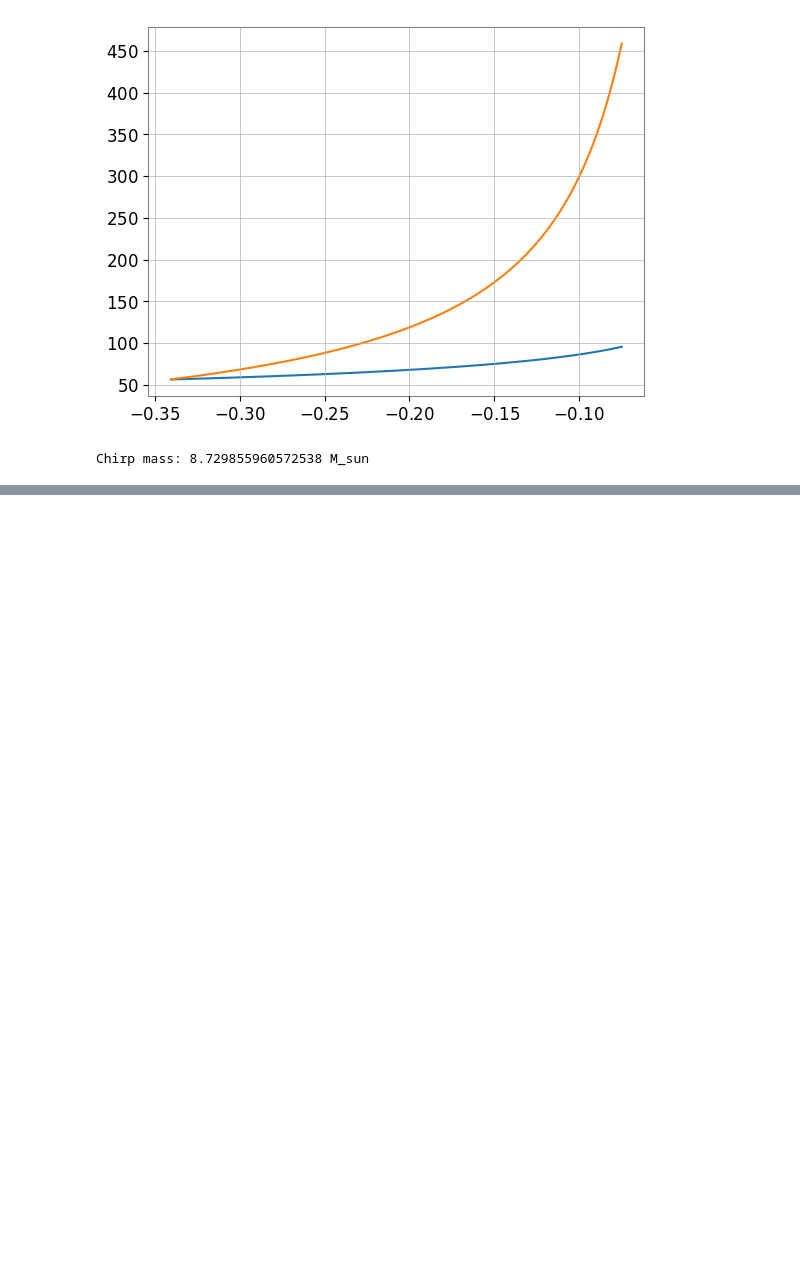
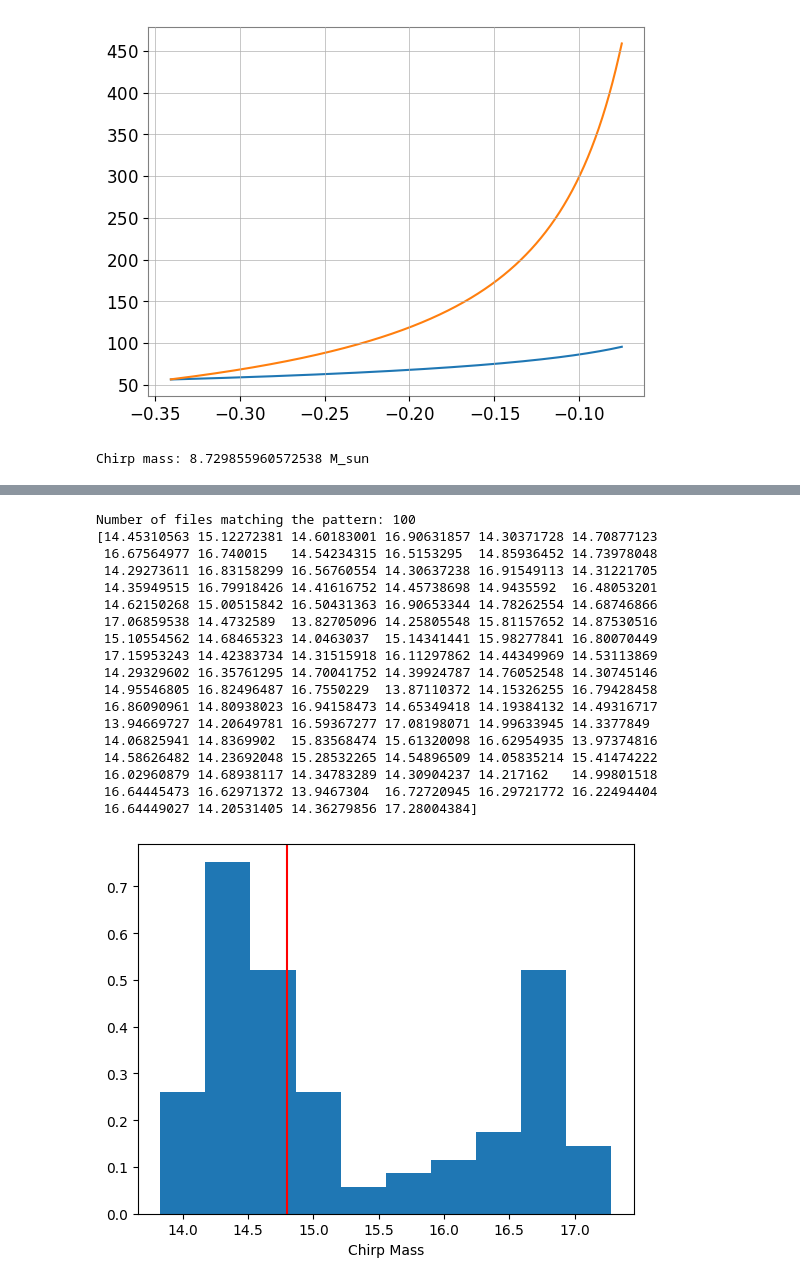
Before and after one commit to ratio999/LIZARD, a Jupyter notebook: Untitled.ipynb, the cells around one changed output, grey strips where cells are left out. Drawn from its saved outputs; the diff is of its cells as text; code cells hidden in the pictures; blank space fills up the shorter version.

```diff
--- a/Untitled.ipynb
+++ b/Untitled.ipynb
@@ -615,0 +831,38 @@ Chirp mass: 8.729855960572538 M_sun
+# %%
+pattern = "14.7"  # Replace with your desired pattern
+
+matched_data = load_files_with_pattern(folder_path, pattern)
+
+print(f"Number of files matching the pattern: {len(matched_data)}")
+arr = np.zeros((len(matched_data)))
+for i in range (0, len(matched_data)):
+    n = np.float64(matched_data[i])
+    arr[i] = n
+import matplotlib.pyplot as plt
+print(arr)
+plt.hist( arr, bins=10, density=True)
+plt.axvline(x=14.8, color='red')
+plt.xlabel('Chirp Mass')
+plt.show()
+std14 = np.std(arr)
+mean14 = np.mean(arr)
+# %% [output]
+Number of files matching the pattern: 100
+[14.45310563 15.12272381 14.60183001 16.90631857 14.30371728 14.70877123
+ 16.67564977 16.740015   14.54234315 16.5153295  14.85936452 14.73978048
+ 14.29273611 16.83158299 16.56760554 14.30637238 16.91549113 14.31221705
+ 14.35949515 16.79918426 14.41616752 14.45738698 14.9435592  16.48053201
+ 14.62150268 15.00515842 16.50431363 16.90653344 14.78262554 14.68746866
+ 17.06859538 14.4732589  13.82705096 14.25805548 15.81157652 14.87530516
+ 15.10554562 14.68465323 14.0463037  15.14341441 15.98277841 16.80070449
+ 17.15953243 14.42383734 14.31515918 16.11297862 14.44349969 14.53113869
+ 14.29329602 16.35761295 14.70041752 14.39924787 14.76052548 14.30745146
+ 14.95546805 16.82496487 16.7550229  13.87110372 14.15326255 16.79428458
+ 16.86090961 14.80938023 16.94158473 14.65349418 14.19384132 14.49316717
+ 13.94669727 14.20649781 16.59367277 17.08198071 14.99633945 14.3377849
+ 14.06825941 14.8369902  15.83568474 15.61320098 16.62954935 13.97374816
+ 14.58626482 14.23692048 15.28532265 14.54896509 14.05835214 15.41474222
+ 16.02960879 14.68938117 14.34783289 14.30904237 14.217162   14.99801518
+ 16.64445473 16.62971372 13.9467304  16.72720945 16.29721772 16.22494404
+ 16.64449027 14.20531405 14.36279856 17.28004384]
+[figure, added]
```
Also changed, not shown: parts of 10 cells of this notebook, 1 other file.
